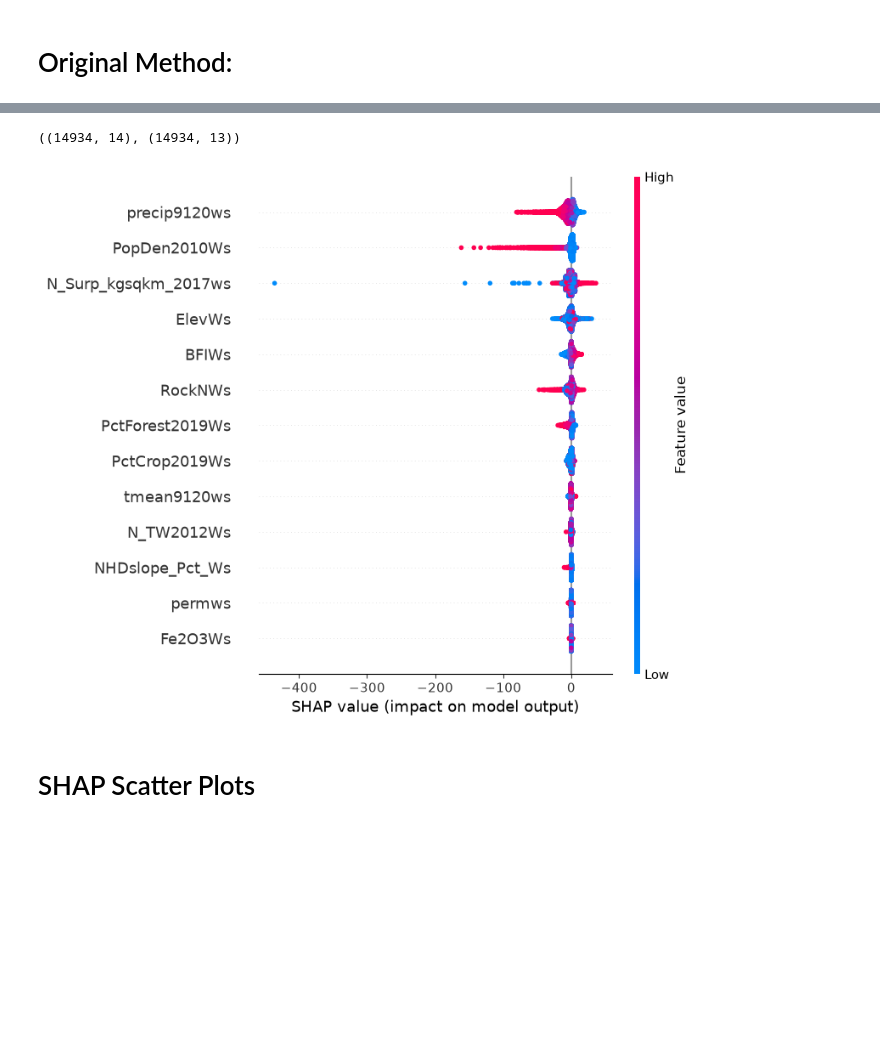
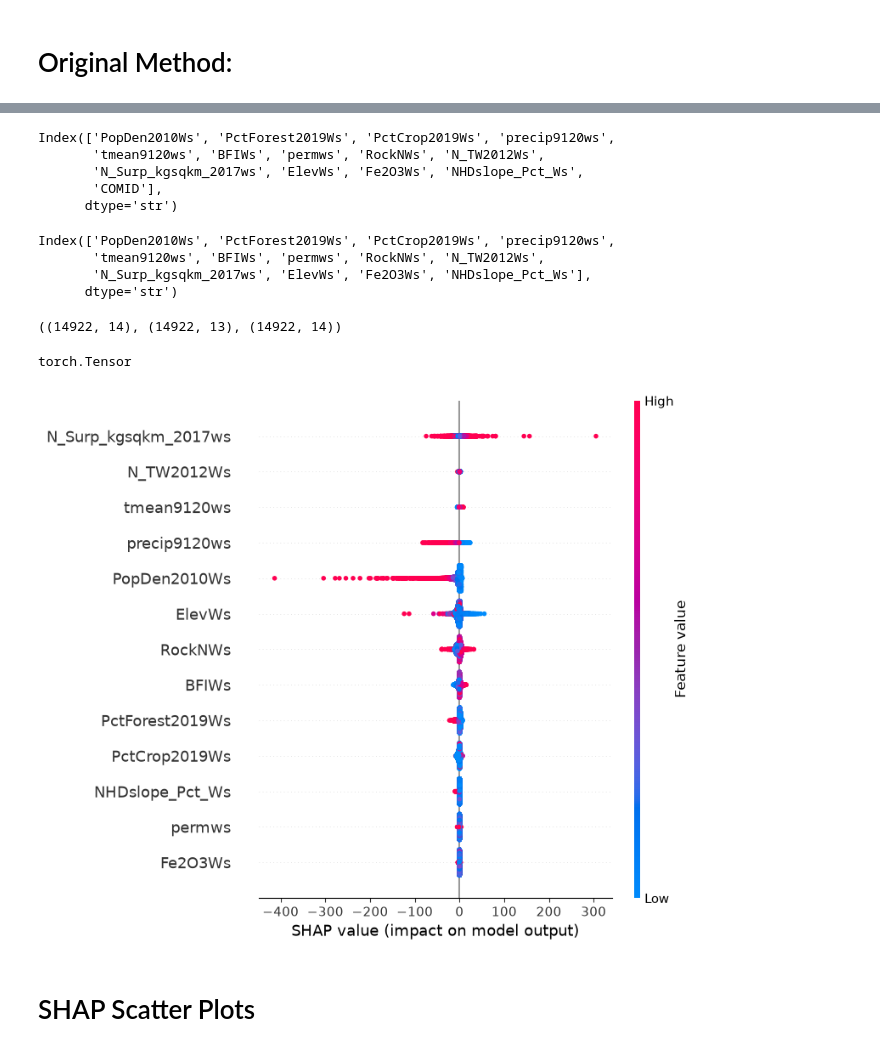
Before and after one commit to mpennino/Future_DW_NO3, a Jupyter notebook: Code/SHAP_Analysis_kfold.ipynb, the cells around one changed output, grey strips where cells are left out. Cells and saved outputs as stored; diff of their text form; code cells hidden in the pictures; blank space fills up the shorter version.

```diff
--- a/Code/SHAP_Analysis_kfold.ipynb
+++ b/Code/SHAP_Analysis_kfold.ipynb
@@ -374,0 +456,9 @@ ImprovedBinaryClassifier(
+# %%
+#()()()()()()()()()()()()()()()()()()()()()()()()()()()()()()
+# Select What dataset to run through SHAP Analysis
+DataForSHAP = data_fut_rcp_prod # X_input_data, data_fut_all, data_fut_rcp_prod
+DATASET_ = data_fut_rcp_prod_ # X_input_data_, data_fut_all_, data_fut_rcp_prod_
+#()()()()()()()()()()()()()()()()()()()()()()()()()()()()()()
+
+DATASET = DATASET_.drop(columns=['COMID'])
+DataForSHAP.shape, DATASET.shape, DATASET_.shape
@@ -375,3 +467,3 @@ ImprovedBinaryClassifier(
 # %%
 # Create Explainer object that can calculate shap values
-explainer0 = shap.GradientExplainer(loaded_model,X_train)
+explainer0 = shap.GradientExplainer(loaded_model,train_inputs)  # train_inputs instead of  X_train
@@ -378,3 +474,3 @@ explainer0 = shap.GradientExplainer(loaded_model,X_train)
 # %%
 # Calculate Shap values
-shap_values0 = explainer0(X_input_data) # 7 min for 15,000 rows for SW,62 min 4.3 sec (115842 rows GW),
+shap_values0 = explainer0(DataForSHAP) # 7 min for 15,000 rows for SW,62 min 4.3 sec (115842 rows GW),
@@ -381,6 +481,8 @@ shap_values0 = explainer0(X_input_data) # 7 min for 15,000 rows for SW,62 min 4.
 # %%
 # Add in feature names to shap_values object
-names = input_data.columns.tolist()
-names = names[:-1]
+#names = input_data.columns.tolist()
+names = DATASET.columns.tolist()
+
 shap_values1 = shap_values0
 shap_values1.feature_names = names
+shap_values1.shape
@@ -397,23 +501,37 @@ df_shap.shape, type(shap_values0)
+# %%
+DATASET_.columns
+# %% [output]
+Index(['PopDen2010Ws', 'PctForest2019Ws', 'PctCrop2019Ws', 'precip9120ws',
+       'tmean9120ws', 'BFIWs', 'permws', 'RockNWs', 'N_TW2012Ws',
+       'N_Surp_kgsqkm_2017ws', 'ElevWs', 'Fe2O3Ws', 'NHDslope_Pct_Ws',
+       'COMID'],
+      dtype='str')
+# %%
+df_shap.columns
+# %% [output]
+Index(['PopDen2010Ws', 'PctForest2019Ws', 'PctCrop2019Ws', 'precip9120ws',
+       'tmean9120ws', 'BFIWs', 'permws', 'RockNWs', 'N_TW2012Ws',
+       'N_Surp_kgsqkm_2017ws', 'ElevWs', 'Fe2O3Ws', 'NHDslope_Pct_Ws'],
+      dtype='str')
 # %%
 # Add back on COMIDs with "cbind"
 #input_data_.shape, df_shap.shape
-df_shap2 = pd.concat([input_data_['COMID'], df_shap], axis=1)
-df_shap2.shape, df_shap.shape#, df_shap2.head()
+df_shap2 = pd.concat([DATASET_['COMID'].reset_index(drop=True), df_shap.reset_index(drop=True)], axis=1)
+df_shap2.shape, df_shap.shape, DATASET_.shape
 # %% [output]
-((14934, 14), (14934, 13))
+((14922, 14), (14922, 13), (14922, 14))
+# %%
+type(X_input_data)
+# %% [output]
+torch.Tensor
 # %%
 # Visualize
-#shap.summary_plot(shap_values[0], X_test.numpy())
-#shap.summary_plot(shap_values1[:,:, 0].values, X_test.numpy()) # works but no feature names
-#shap.summary_plot(shap_values1[:,:, 0].values, X_test.numpy(),feature_names=names) # works if generate shape values based on test dataset
-#shap.summary_plot(shap_values1[:,:, 0].values, X_full.numpy(),feature_names=names) # works if generate shape values based on test dataset
 
 # This one use to work
-shap.summary_plot(shap_values1[:,:, 0].values, X_input_data.numpy(),feature_names=names) # works if generate shape values based on test dataset
-
-#shap.summary_plot(shap_values1[:,:, 0].values, input_data[0:393:].drop(columns=['Viol_Class']))
+#shap.summary_plot(shap_values1[:,:, 0].values, X_input_data.numpy(),feature_names=names) # works if generate shape values based on test dataset
+shap.summary_plot(shap_values1[:,:, 0].values, DataForSHAP.numpy(),feature_names=names) # works if generate shape values based on test dataset
 # %% [output]
-[figure, old version]
+[figure, new version]
 # %% [markdown]
 # SHAP Scatter Plots
 # %%
```
Also changed, not shown: parts of 23 cells of this notebook.
